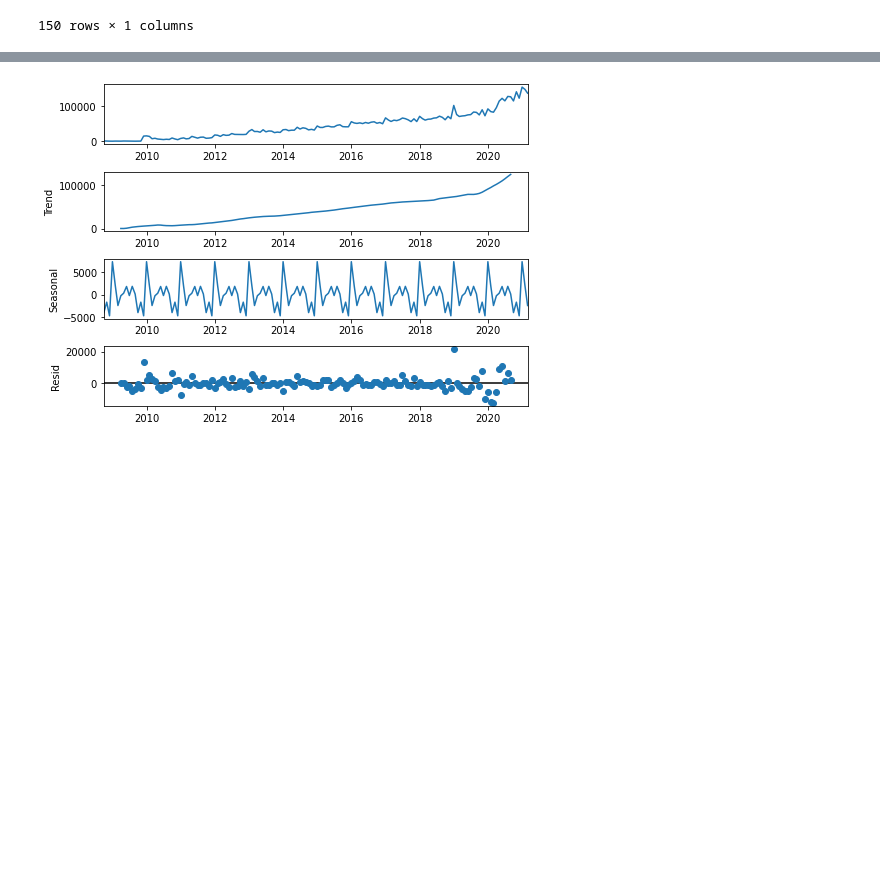
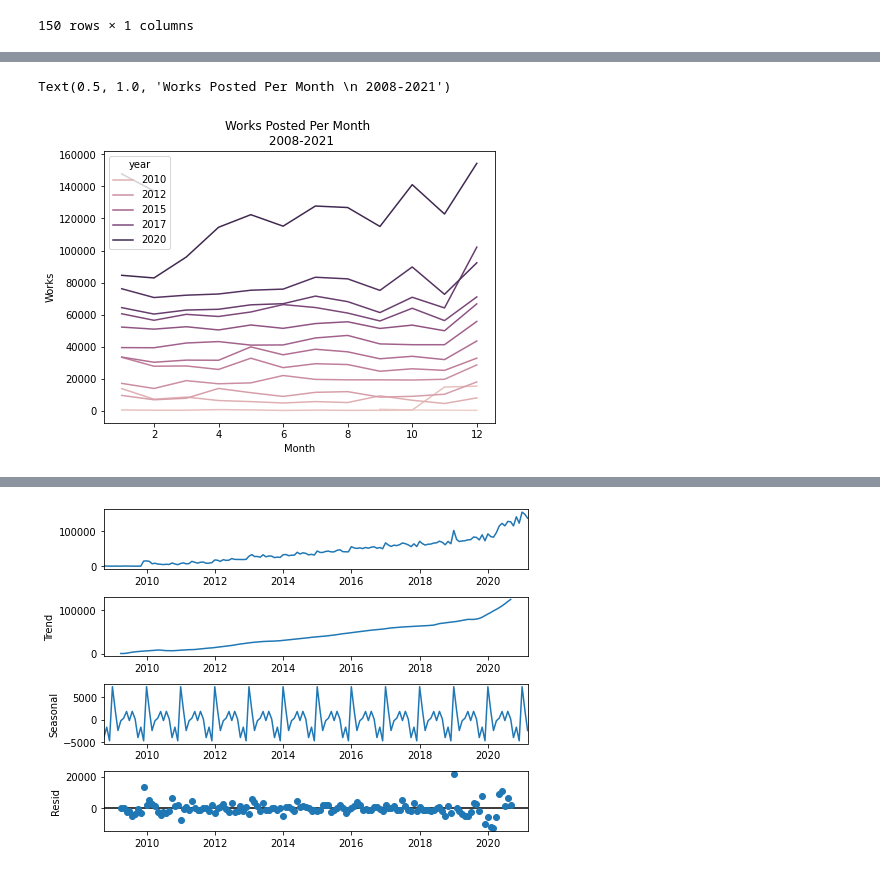
Before and after one commit to amecreate/ao3-data-vis, a Jupyter notebook: 05-16-seasonality.ipynb, the cells around one changed output, grey strips where cells are left out. Drawn from its saved outputs; the diff is of its cells as text; code cells hidden in the pictures; blank space fills up the shorter version.

```diff
--- a/05-16-seasonality.ipynb
+++ b/05-16-seasonality.ipynb
@@ -97,0 +104,10 @@ sns.lineplot(data=eng)
+# %%
+# Add a year column
+eng_annual = eng.copy().reset_index()
+eng_annual['year'] = eng_annual['creation date'].dt.year
+
+# Rename columns
+eng_annual.columns = ['creation date', 'works', 'year']
+
+# Preview data
+eng_annual
@@ -97,0 +128,11 @@ sns.lineplot(data=eng)
+# %%
+# Visualizaion
+ax = sns.lineplot(data=eng_annual, x=eng_annual['creation date'].dt.month, y='works', hue='year', ci=None)
+
+# Aethetics
+plt.xlabel('Month')
+plt.ylabel('Works')
+plt.title('Works Posted Per Month \n 2008-2021')
+# %% [output]
+Text(0.5, 1.0, 'Works Posted Per Month \n 2008-2021')
+[figure, added]
```
Also changed, not shown: parts of 16 cells of this notebook.
